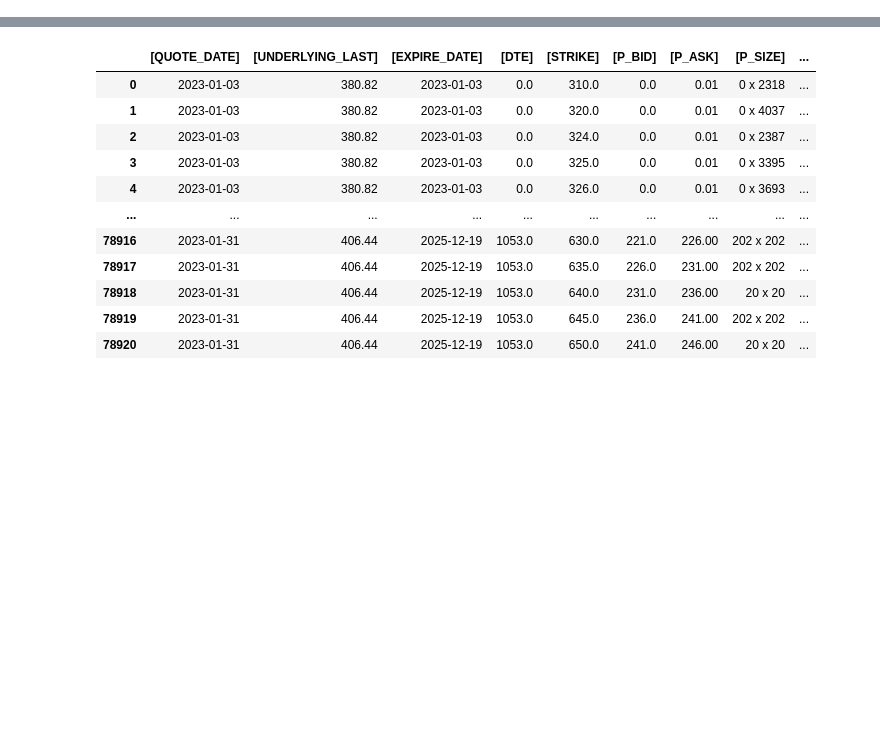
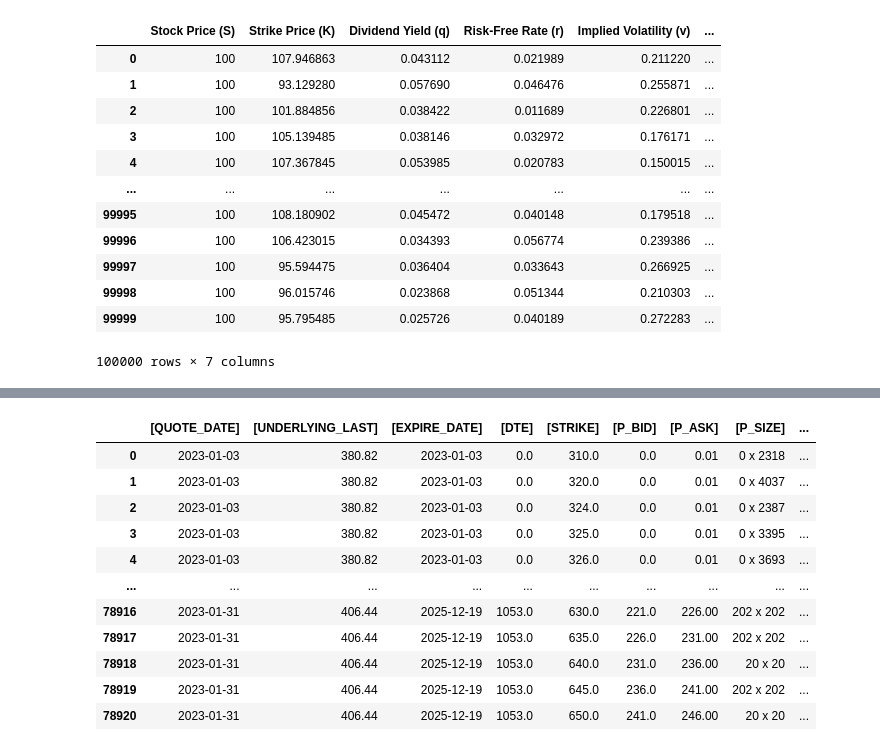
Before and after one commit to clarissen/ml-american-options, a Jupyter notebook: tester.ipynb, the cells around one changed output, grey strips where cells are left out. Drawn from its saved outputs; the diff is of its cells as text; code cells hidden in the pictures; blank space fills up the shorter version.

Commit message:
must turn optionDX data into the same dataframe as synthetic data for easy implementation

```diff
--- a/tester.ipynb
+++ b/tester.ipynb
@@ -21,3 +23,23 @@ df
+# %%
+import data
+
+df, features, target = data.get_data("calls")
+
+df
+# %% [output]
+|  | Stock Price (S) | Strike Price (K) | Dividend Yield (q) | Risk-Free Rate (r) | Implied Volatility (v) | ... |
+| 0 | 100 | 107.946863 | 0.043112 | 0.021989 | 0.211220 | ... |
+| 1 | 100 | 93.129280 | 0.057690 | 0.046476 | 0.255871 | ... |
+| 2 | 100 | 101.884856 | 0.038422 | 0.011689 | 0.226801 | ... |
+| 3 | 100 | 105.139485 | 0.038146 | 0.032972 | 0.176171 | ... |
+| 4 | 100 | 107.367845 | 0.053985 | 0.020783 | 0.150015 | ... |
+| ... | ... | ... | ... | ... | ... | ... |
+| 99995 | 100 | 108.180902 | 0.045472 | 0.040148 | 0.179518 | ... |
+| 99996 | 100 | 106.423015 | 0.034393 | 0.056774 | 0.239386 | ... |
+| 99997 | 100 | 95.594475 | 0.036404 | 0.033643 | 0.266925 | ... |
+| 99998 | 100 | 96.015746 | 0.023868 | 0.051344 | 0.210303 | ... |
+| 99999 | 100 | 95.795485 | 0.025726 | 0.040189 | 0.272283 | ... |
+100000 rows × 7 columns
 # %%
 df_calls = data_odx.df_calls
 df_puts = data_odx.df_puts
```
Also changed, not shown: parts of 1 cell of this notebook, 1 other file.
